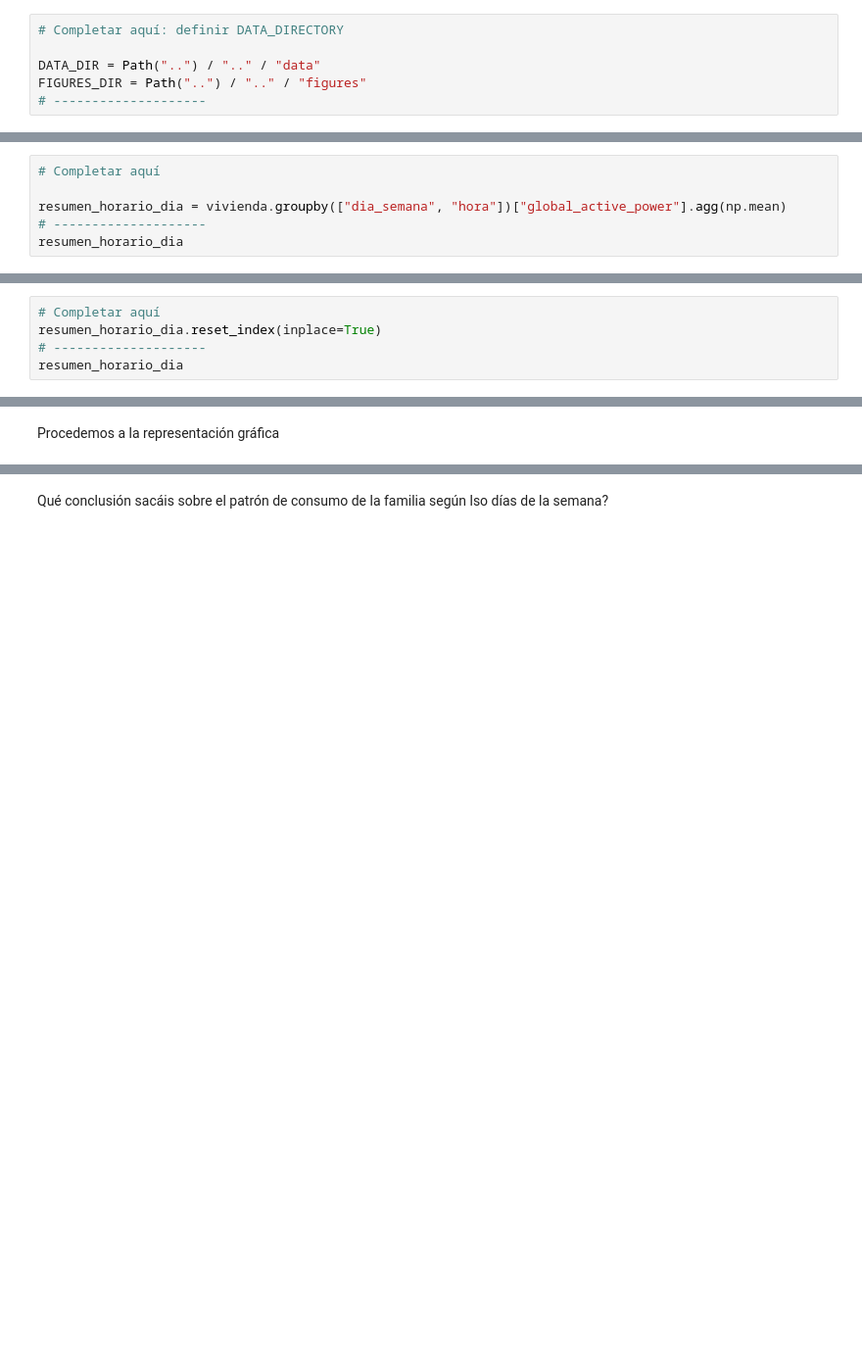
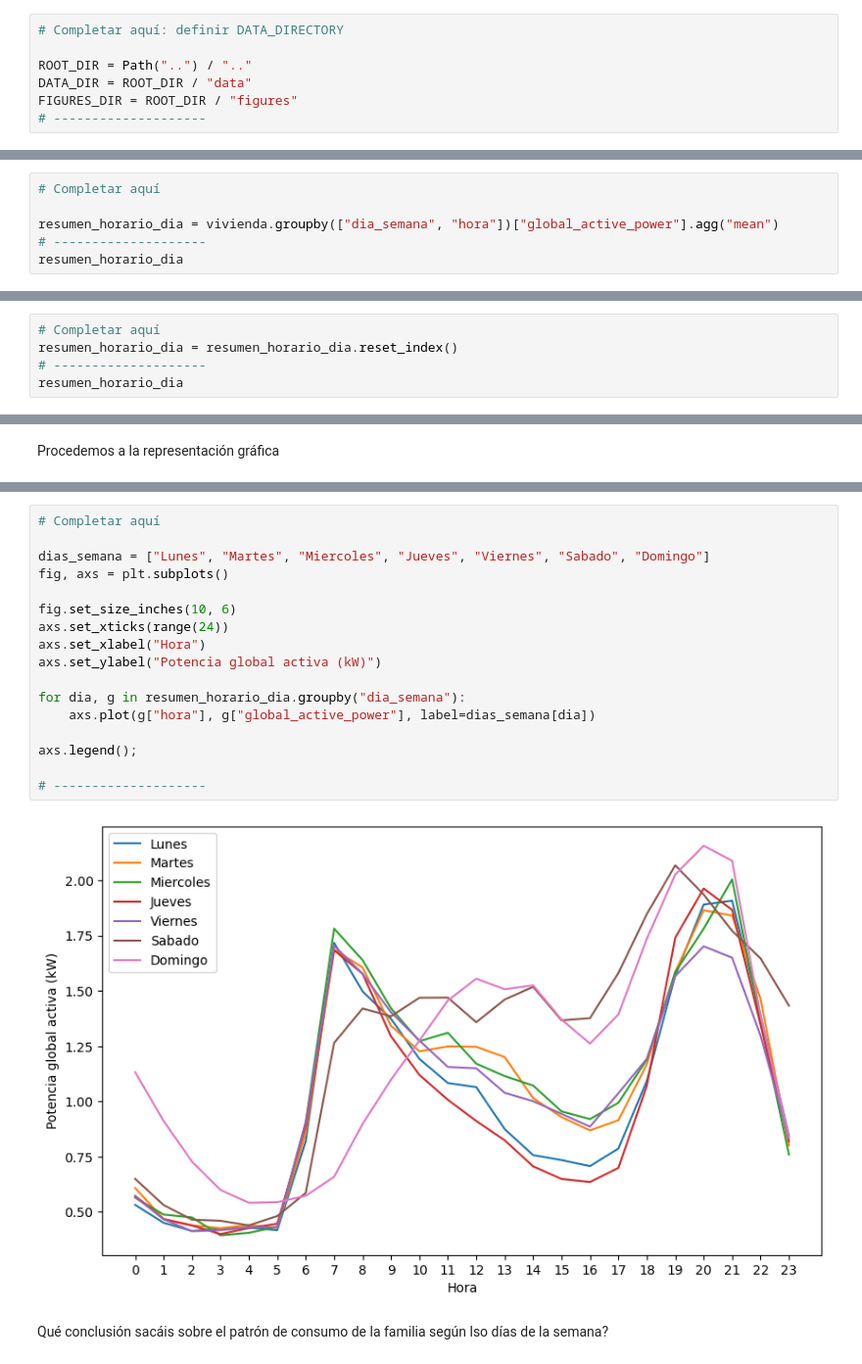
Before and after one commit to Antoniogins/IntroductionToDataScience, a Jupyter notebook: src/05-visualizar-con-graficas/02-visualizacion_consumo_vivienda_handout.ipynb, the cells around one changed output, grey strips where cells are left out. Shown at 98% size. Drawn from its saved outputs; the diff is of its cells as text; blank space fills up the shorter version.

```diff
--- a/src/05-visualizar-con-graficas/02-visualizacion_consumo_vivienda_handout.ipynb
+++ b/src/05-visualizar-con-graficas/02-visualizacion_consumo_vivienda_handout.ipynb
@@ -22,8 +22,9 @@ Definimos la variable `DATA_DIRECTORY` que indica dónde están situados nuestro
 # %%
 # Completar aquí: definir DATA_DIRECTORY
 
-DATA_DIR = Path("..") / ".." / "data"
-FIGURES_DIR = Path("..") / ".." / "figures"
+ROOT_DIR = Path("..") / ".."
+DATA_DIR = ROOT_DIR / "data"
+FIGURES_DIR = ROOT_DIR / "figures"
 # --------------------
 # %% [markdown]
 Podemos importar los datos en un `DataFrame` que llamaremos `vivienda`. Lo haremos especificando que la columna `date_hour` debe ser parseada como `datetime` y que la usaremos como `index`. Indicaremos la ubicación del fichero de datos usando `path.join` y la variable `DATA_DIRECTORY`.
@@ -275,7 +276,7 @@ Calculamos ahora `resumen_horario_dia`.
 # %%
 # Completar aquí
 
-resumen_horario_dia = vivienda.groupby(["dia_semana", "hora"])["global_active_power"].agg(np.mean)
+resumen_horario_dia = vivienda.groupby(["dia_semana", "hora"])["global_active_power"].agg("mean")
 # --------------------
 resumen_horario_dia
 # %% [output]
@@ -296,7 +297,7 @@ Name: global_active_power, Length: 168, dtype: float64
 Aplicamos el método `reset_index` (referencia: [enlace](https://pandas.pydata.org/pandas-docs/stable/reference/api/pandas.DataFrame.reset_index.html)) a `resumen_horario_dia`, para que el índice multinivel resultado de groupby dé lugar a dos columnas que correspondan a día de la semana y a hora del día.
 # %%
 # Completar aquí
-resumen_horario_dia.reset_index(inplace=True)
+resumen_horario_dia = resumen_horario_dia.reset_index()
 # --------------------
 resumen_horario_dia
 # %% [output]
@@ -322,2 +319,21 @@ Procedemos a la representación gráfica
+# %%
+# Completar aquí
+
+dias_semana = ["Lunes", "Martes", "Miercoles", "Jueves", "Viernes", "Sabado", "Domingo"]
+fig, axs = plt.subplots()
+
+fig.set_size_inches(10, 6)
+axs.set_xticks(range(24))
+axs.set_xlabel("Hora")
+axs.set_ylabel("Potencia global activa (kW)")
+
+for dia, g in resumen_horario_dia.groupby("dia_semana"):
+    axs.plot(g["hora"], g["global_active_power"], label=dias_semana[dia])
+
+axs.legend();
+
+# --------------------
+# %% [output]
+[figure, added]
 # %% [markdown]
 Qué conclusión sacáis sobre el patrón de consumo de la familia según lso días de la semana?
```
Also changed, not shown: parts of 3 cells of this notebook.
